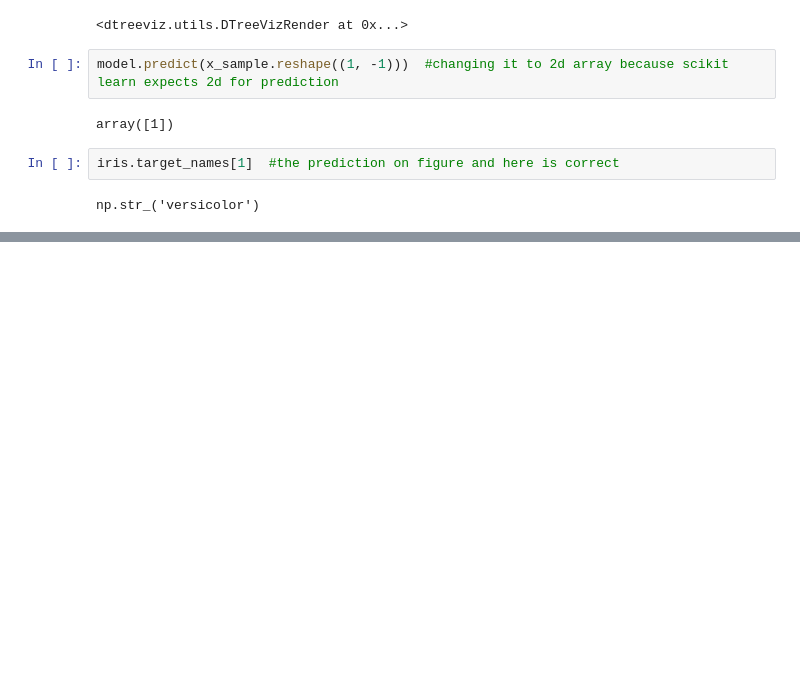
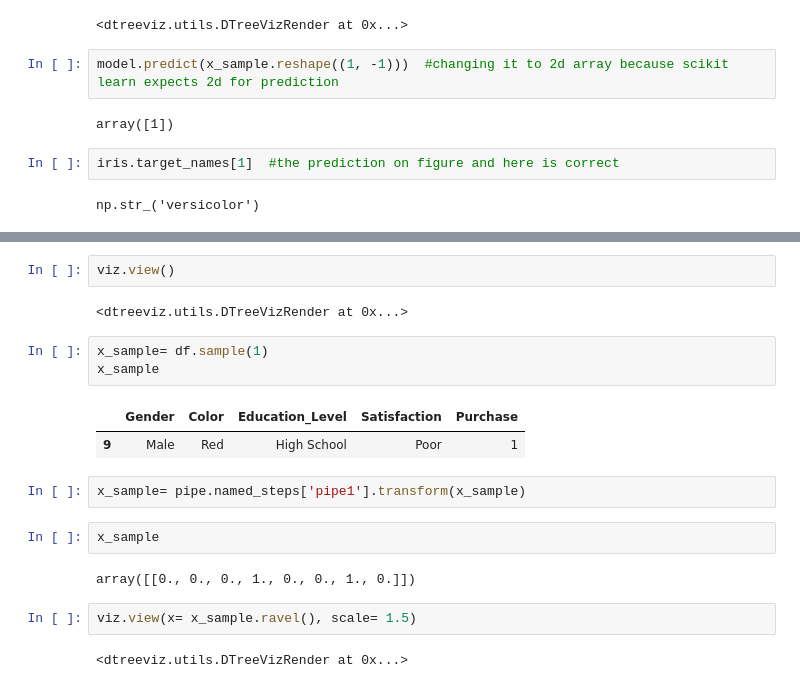
Before and after one commit to unixx0/100-days-ml, a Jupyter notebook: random_forest.ipynb, the cells around one changed output, grey strips where cells are left out. Saved outputs shown, nothing was run; the diff lists cells and outputs as text; blank space fills up the shorter version.

```diff
--- a/random_forest.ipynb
+++ b/random_forest.ipynb
@@ -193,0 +296,20 @@ np.str_('versicolor')
+# %%
+viz.view()
+# %% [output]
+<dtreeviz.utils.DTreeVizRender at 0x...>
+# %%
+x_sample= df.sample(1)
+x_sample
+# %% [output]
+|  | Gender | Color | Education_Level | Satisfaction | Purchase |
+| 9 | Male | Red | High School | Poor | 1 |
+# %%
+x_sample= pipe.named_steps['pipe1'].transform(x_sample)
+# %%
+x_sample
+# %% [output]
+array([[0., 0., 0., 1., 0., 0., 1., 0.]])
+# %%
+viz.view(x= x_sample.ravel(), scale= 1.5)
+# %% [output]
+<dtreeviz.utils.DTreeVizRender at 0x...>
```
Also changed, not shown: parts of 17 cells of this notebook.
